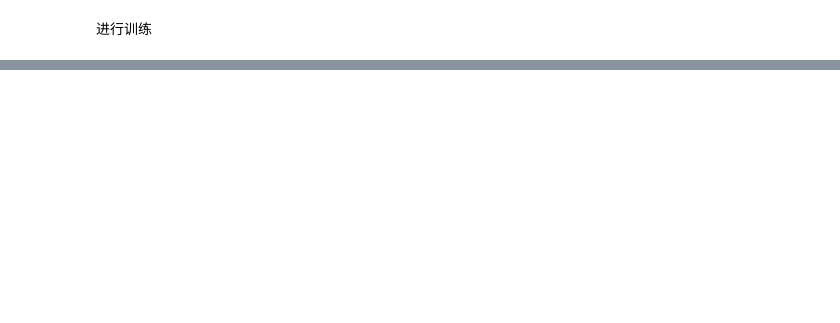
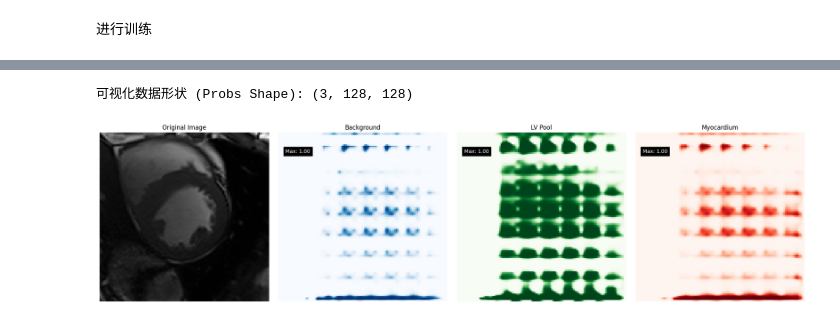
Before and after one commit to j38098429-jpg/Whole_heart_segmentation_junzhe2, a Jupyter notebook: main.ipynb, the cells around one changed output, grey strips where cells are left out. Drawn from its saved outputs; the diff is of its cells as text; code cells hidden in the pictures; blank space fills up the shorter version.

```diff
--- a/main.ipynb
+++ b/main.ipynb
@@ -146,3 +164,18 @@ output[0]["masks"].shape  # (num_masks, H, W)
 # %%
-a = output[0]["masks"].cpu().numpy()
-print('data maxx and minn:', np.max(a), np.min(a))
+# ==========================================
+# 单元格 9：推理结果可视化验证 (修复 RuntimeError)
+# ==========================================
+# 1. 使用 .detach() 剥离梯度
+a = output[0]["masks"].detach().cpu().numpy()
+
+print('--- 推理数据统计 ---')
+print(f'掩码张量维度: {a.shape}') # 预期: [3, 128, 128]
+print(f'像素最大值: {np.max(a):.4f}, 最小值: {np.min(a):.4f}')
+
+# 2. 验证 3 分类逻辑
+if a.shape[0] == 3:
+    print("✅ 验证成功：输出包含 3 个通道，分别对应 LV、心肌和背景。")
+
+    # 可选：简单打印各通道均值，确认各通道均有激活
+    for i, label in enumerate(['Background', 'LV Pool', 'Myocardium']):
+        print(f"通道 {i} ({label}) 均值激活度: {np.mean(a[i]):.4f}")
@@ -248,0 +351,53 @@ if bbox_info:
+# %%
+import matplotlib.pyplot as plt
+import torch
+import numpy as np
+
+
+
+# 1. 确保剥离梯度并转换为概率
+# 假设 final_masks 来自模型输出
+# 如果 final_masks 是 [1, 3, 128, 128]，先 squeeze(0) 去掉 batch 维度
+if final_masks.dim() == 4:
+    final_masks = final_masks.squeeze(0)
+
+probs = torch.sigmoid(final_masks).detach().cpu().numpy()
+
+# 此时 probs 应该是 (3, 128, 128)
+print(f"可视化数据形状 (Probs Shape): {probs.shape}")
+
+# 2. 获取底图
+img_bg = batch_data["image"].squeeze().cpu().numpy()
+if img_bg.ndim == 3: # 处理 [3, 1024, 1024]
+    img_bg = img_bg[0]
+
+# 3. 绘图配置
+labels = ['Background', 'LV Pool', 'Myocardium']
+cmaps = ['gray', 'Blues', 'Greens', 'Reds']
+
+fig, axes = plt.subplots(1, 4, figsize=(20, 5))
+
+# 第一张：底图
+axes[0].imshow(img_bg, cmap='gray')
+axes[0].set_title("Original Image")
+axes[0].axis('off')
+
+# 后面三张：循环打印每个类别通道
+for i in range(3):
+    # 强制确保传入的是 (128, 128)
+    channel_data = probs[i].squeeze()
+
+    im = axes[i+1].imshow(channel_data, cmap=cmaps[i+1])
+    axes[i+1].set_title(labels[i])
+    axes[i+1].axis('off')
+
+    # 打印置信度
+    max_p = np.max(channel_data)
+    axes[i+1].text(5, 15, f"Max: {max_p:.2f}", color='white',
+                   backgroundcolor='black', fontsize=10)
+
+plt.tight_layout()
+plt.show()
+# %% [output]
+可视化数据形状 (Probs Shape): (3, 128, 128)
+[figure, added]
```
Also changed, not shown: parts of 14 cells of this notebook, 7 other files.
